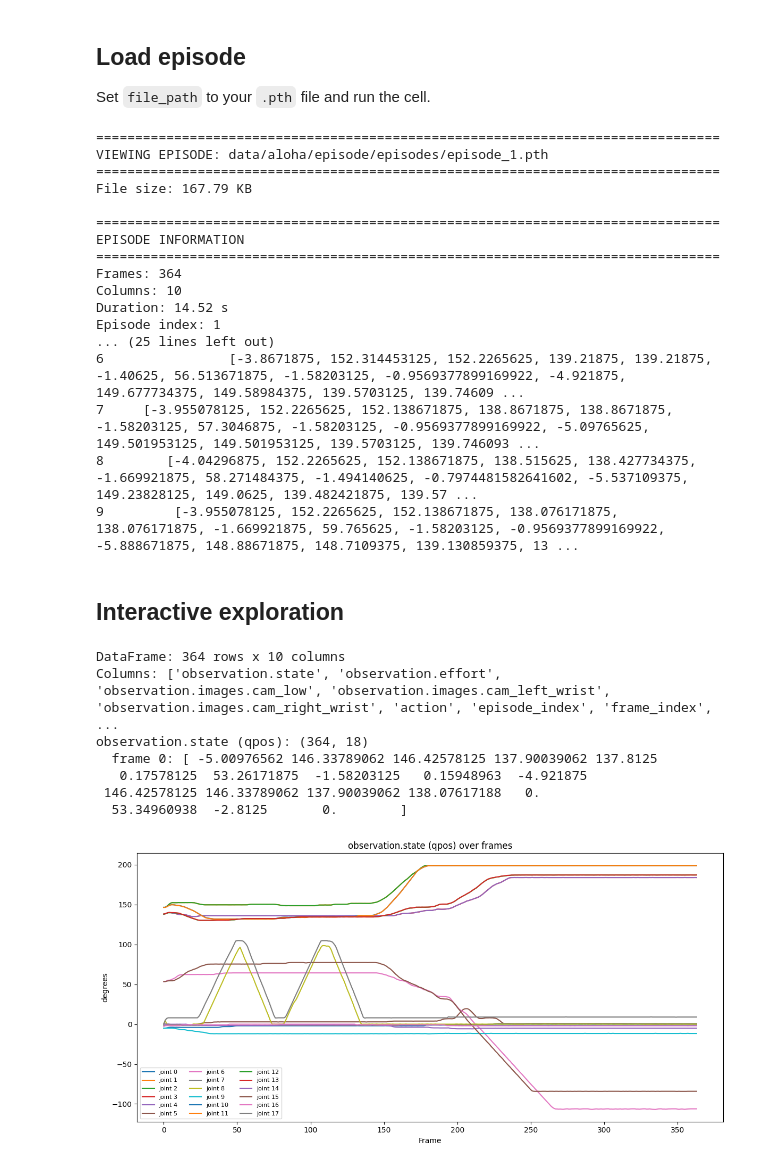
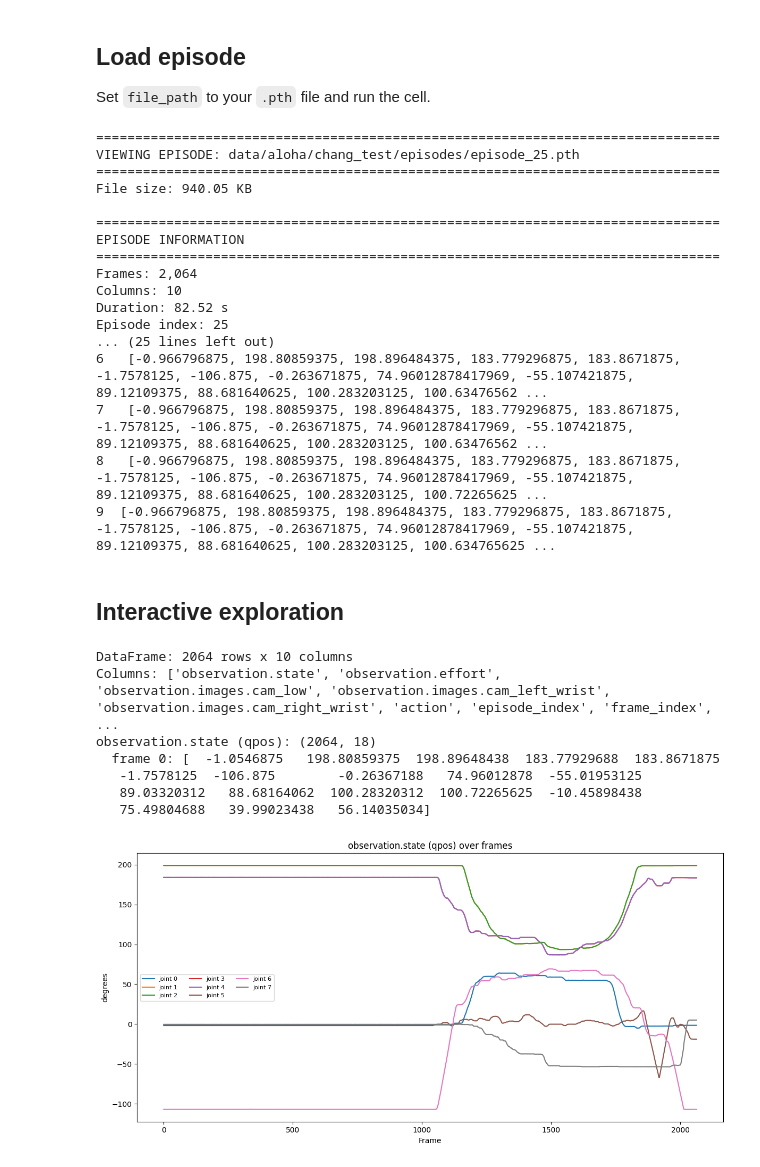
Before and after one commit to AshtinDonuts/alohaX_lerobot_fork, a Jupyter notebook: view_arrow.ipynb, the cells around one changed output. Drawn from its saved outputs; the diff is of its cells as text; code cells hidden in the pictures.

Commit message:
updated lerobot fork for aloha

```diff
--- a/view_arrow.ipynb
+++ b/view_arrow.ipynb
@@ -136,29 +136,29 @@ def view_episode_pth(
 Set `file_path` to your `.pth` file and run the cell.
 # %%
 # Configuration
-file_path = Path("data/aloha/episode/episodes/episode_1.pth")
+file_path = Path("data/aloha/chang_test/episodes/episode_25.pth")
 max_rows = 10
 show_stats = False
 
 episode, df = view_episode_pth(file_path, max_rows=max_rows, show_stats=show_stats)
 # %% [output]
 ================================================================================
-VIEWING EPISODE: data/aloha/episode/episodes/episode_1.pth
+VIEWING EPISODE: data/aloha/chang_test/episodes/episode_25.pth
 ================================================================================
-File size: 167.79 KB
+File size: 940.05 KB
 
 ================================================================================
 EPISODE INFORMATION
 ================================================================================
-Frames: 364
+Frames: 2,064
 Columns: 10
-Duration: 14.52 s
-Episode index: 1
+Duration: 82.52 s
+Episode index: 25
 ... (25 lines left out)
-6                [-3.8671875, 152.314453125, 152.2265625, 139.21875, 139.21875, -1.40625, 56.513671875, -1.58203125, -0.9569377899169922, -4.921875, 149.677734375, 149.58984375, 139.5703125, 139.74609 ...
-7     [-3.955078125, 152.2265625, 152.138671875, 138.8671875, 138.8671875, -1.58203125, 57.3046875, -1.58203125, -0.9569377899169922, -5.09765625, 149.501953125, 149.501953125, 139.5703125, 139.746093 ...
-8        [-4.04296875, 152.2265625, 152.138671875, 138.515625, 138.427734375, -1.669921875, 58.271484375, -1.494140625, -0.7974481582641602, -5.537109375, 149.23828125, 149.0625, 139.482421875, 139.57 ...
-9         [-3.955078125, 152.2265625, 152.138671875, 138.076171875, 138.076171875, -1.669921875, 59.765625, -1.58203125, -0.9569377899169922, -5.888671875, 148.88671875, 148.7109375, 139.130859375, 13 ...
+6   [-0.966796875, 198.80859375, 198.896484375, 183.779296875, 183.8671875, -1.7578125, -106.875, -0.263671875, 74.96012878417969, -55.107421875, 89.12109375, 88.681640625, 100.283203125, 100.63476562 ...
+7   [-0.966796875, 198.80859375, 198.896484375, 183.779296875, 183.8671875, -1.7578125, -106.875, -0.263671875, 74.96012878417969, -55.107421875, 89.12109375, 88.681640625, 100.283203125, 100.63476562 ...
+8   [-0.966796875, 198.80859375, 198.896484375, 183.779296875, 183.8671875, -1.7578125, -106.875, -0.263671875, 74.96012878417969, -55.107421875, 89.12109375, 88.681640625, 100.283203125, 100.72265625 ...
+9  [-0.966796875, 198.80859375, 198.896484375, 183.779296875, 183.8671875, -1.7578125, -106.875, -0.263671875, 74.96012878417969, -55.107421875, 89.12109375, 88.681640625, 100.283203125, 100.634765625 ...
 # %% [markdown]
 ## Interactive exploration
 # %%
@@ -170,13 +170,13 @@ if df is not None:
     print(f"observation.state (qpos): {qpos.shape}")
     print(f"  frame 0: {qpos[0]}")
 # %% [output]
-DataFrame: 364 rows x 10 columns
+DataFrame: 2064 rows x 10 columns
 Columns: ['observation.state', 'observation.effort', 'observation.images.cam_low', 'observation.images.cam_left_wrist', 'observation.images.cam_right_wrist', 'action', 'episode_index', 'frame_index',  ...
-observation.state (qpos): (364, 18)
-  frame 0: [ -5.00976562 146.33789062 146.42578125 137.90039062 137.8125
-   0.17578125  53.26171875  -1.58203125   0.15948963  -4.921875
- 146.42578125 146.33789062 137.90039062 138.07617188   0.
-  53.34960938  -2.8125       0.        ]
+observation.state (qpos): (2064, 18)
+  frame 0: [  -1.0546875   198.80859375  198.89648438  183.77929688  183.8671875
+   -1.7578125  -106.875        -0.26367188   74.96012878  -55.01953125
+   89.03320312   88.68164062  100.28320312  100.72265625  -10.45898438
+   75.49804688   39.99023438   56.14035034]
 # %%
 # Access any column
 if df is not None:
@@ -184,21 +184,22 @@ if df is not None:
 # %%
 import matplotlib.pyplot as plt
 
 if df is not None and "observation.state" in df.columns:
     qpos = np.array(df["observation.state"].tolist())
     plt.figure(figsize=(12, 6))
-    for i in range(qpos.shape[1]):
+    # for i in range(qpos.shape[1]):
+    for i in range(8):
         plt.plot(qpos[:, i], label=f"joint {i}")
     plt.xlabel("Frame")
     plt.ylabel("degrees")
     plt.title("observation.state (qpos) over frames")
     plt.legend(loc="best", ncol=3, fontsize=8)
     plt.tight_layout()
     plt.show()
 else:
     print("Load episode first.")
 # %% [output]
-[figure, old version]
+[figure, new version]
 # %%
 import matplotlib.pyplot as plt
 
```
Also changed, not shown: parts of 1 cell of this notebook, 7 other files.
